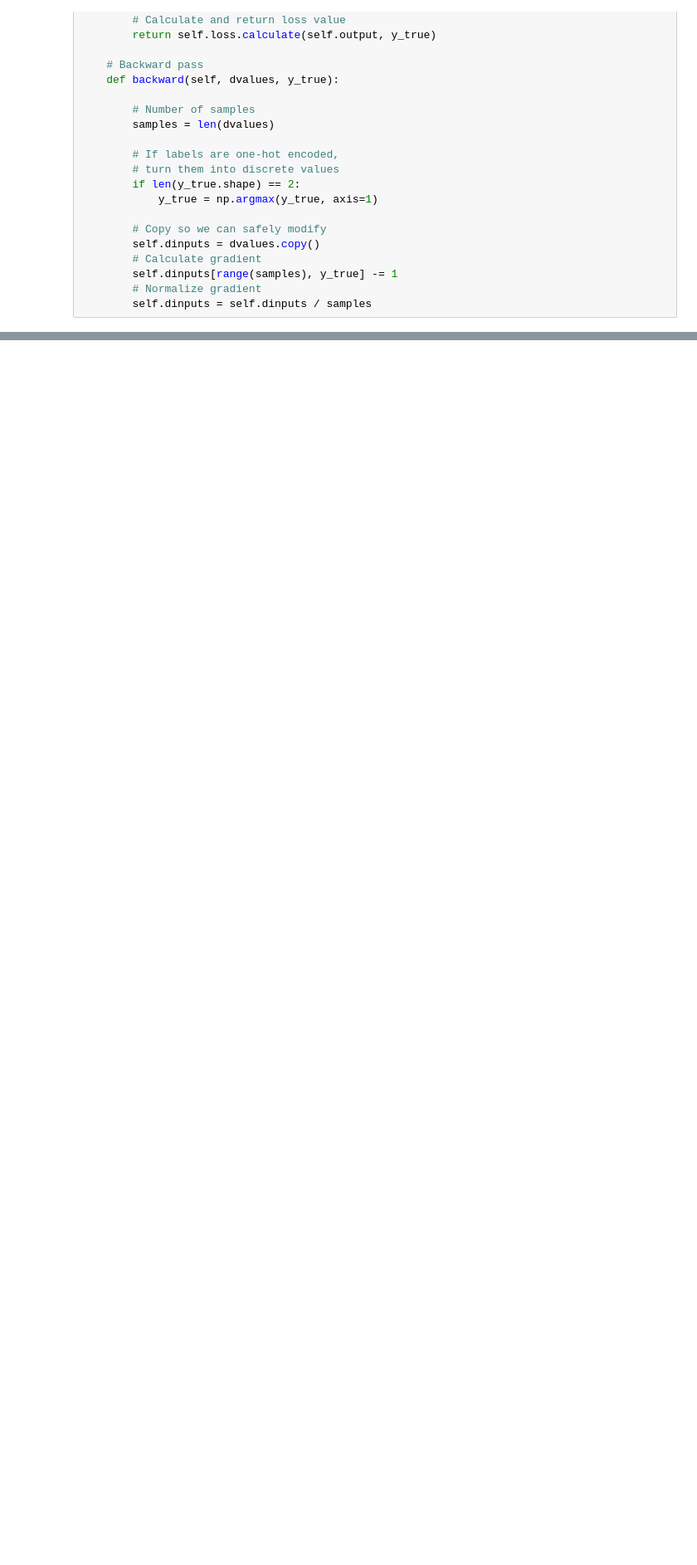
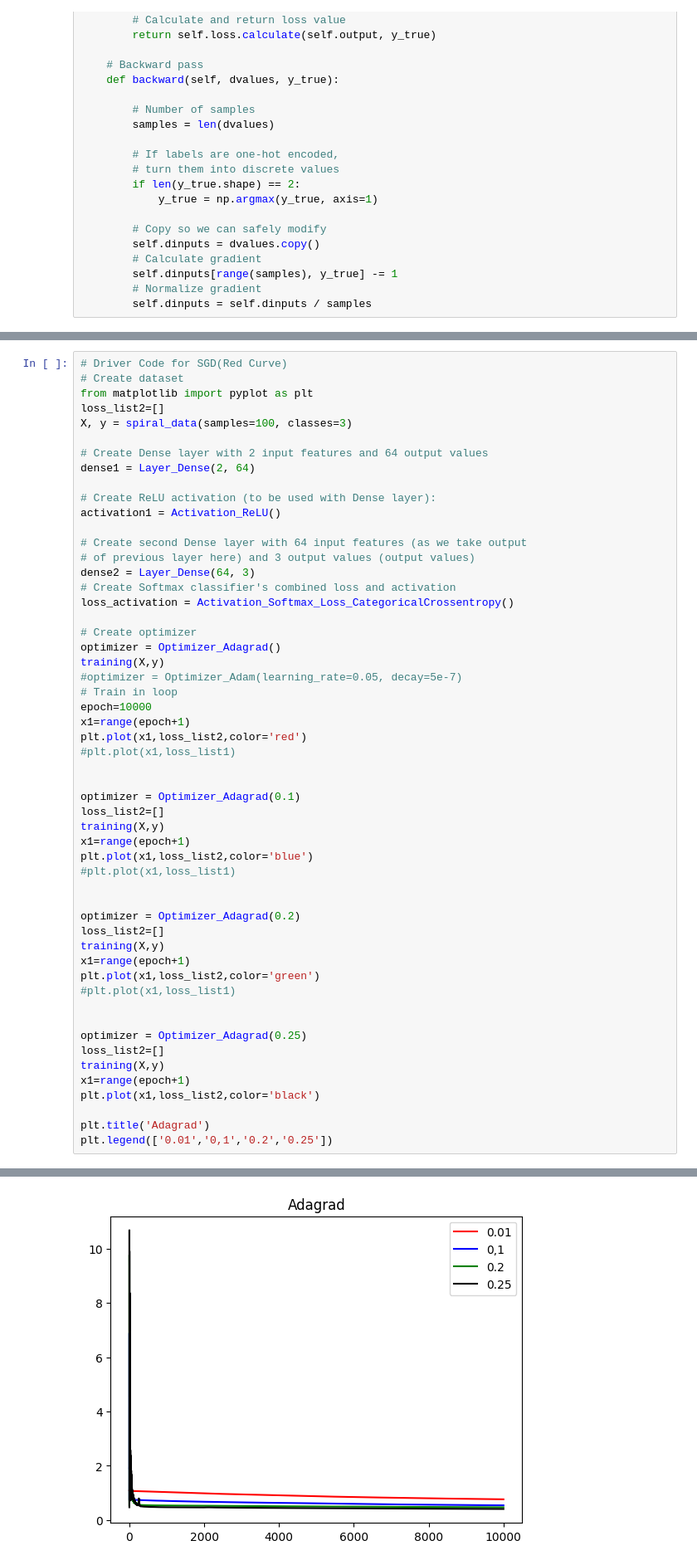
Before and after one commit to Anjali2201/Deep-Learning, a Jupyter notebook: Practical 5/Optimizers.ipynb, the cells around one changed output, grey strips where cells are left out. Shown at 83% size. Drawn from its saved outputs; the diff is of its cells as text; blank space fills up the shorter version.

```diff
--- a/Practical 5/Optimizers.ipynb
+++ b/Practical 5/Optimizers.ipynb
@@ -354,0 +690,55 @@ NameError: name 'loss_list1' is not defined
+# %%
+# Driver Code for SGD(Red Curve)
+# Create dataset
+from matplotlib import pyplot as plt
+loss_list2=[]
+X, y = spiral_data(samples=100, classes=3)
+
+# Create Dense layer with 2 input features and 64 output values
+dense1 = Layer_Dense(2, 64)
+
+# Create ReLU activation (to be used with Dense layer):
+activation1 = Activation_ReLU()
+
+# Create second Dense layer with 64 input features (as we take output
+# of previous layer here) and 3 output values (output values)
+dense2 = Layer_Dense(64, 3)
+# Create Softmax classifier's combined loss and activation
+loss_activation = Activation_Softmax_Loss_CategoricalCrossentropy()
+
+# Create optimizer
+optimizer = Optimizer_Adagrad()
+training(X,y)
+#optimizer = Optimizer_Adam(learning_rate=0.05, decay=5e-7)
+# Train in loop
+epoch=10000
+x1=range(epoch+1)
+plt.plot(x1,loss_list2,color='red')
+#plt.plot(x1,loss_list1)
+
+
+optimizer = Optimizer_Adagrad(0.1)
+loss_list2=[]
+training(X,y)
+x1=range(epoch+1)
+plt.plot(x1,loss_list2,color='blue')
+#plt.plot(x1,loss_list1)
+
+
+optimizer = Optimizer_Adagrad(0.2)
+loss_list2=[]
+training(X,y)
+x1=range(epoch+1)
+plt.plot(x1,loss_list2,color='green')
+#plt.plot(x1,loss_list1)
+
+
+optimizer = Optimizer_Adagrad(0.25)
+loss_list2=[]
+training(X,y)
+x1=range(epoch+1)
+plt.plot(x1,loss_list2,color='black')
+
+plt.title('Adagrad')
+plt.legend(['0.01','0,1','0.2','0.25'])
+# %% [output]
@@ -354,0 +763 @@ NameError: name 'loss_list1' is not defined
+[figure, added]
```
Also changed, not shown: parts of 33 cells of this notebook, 12 other files.
